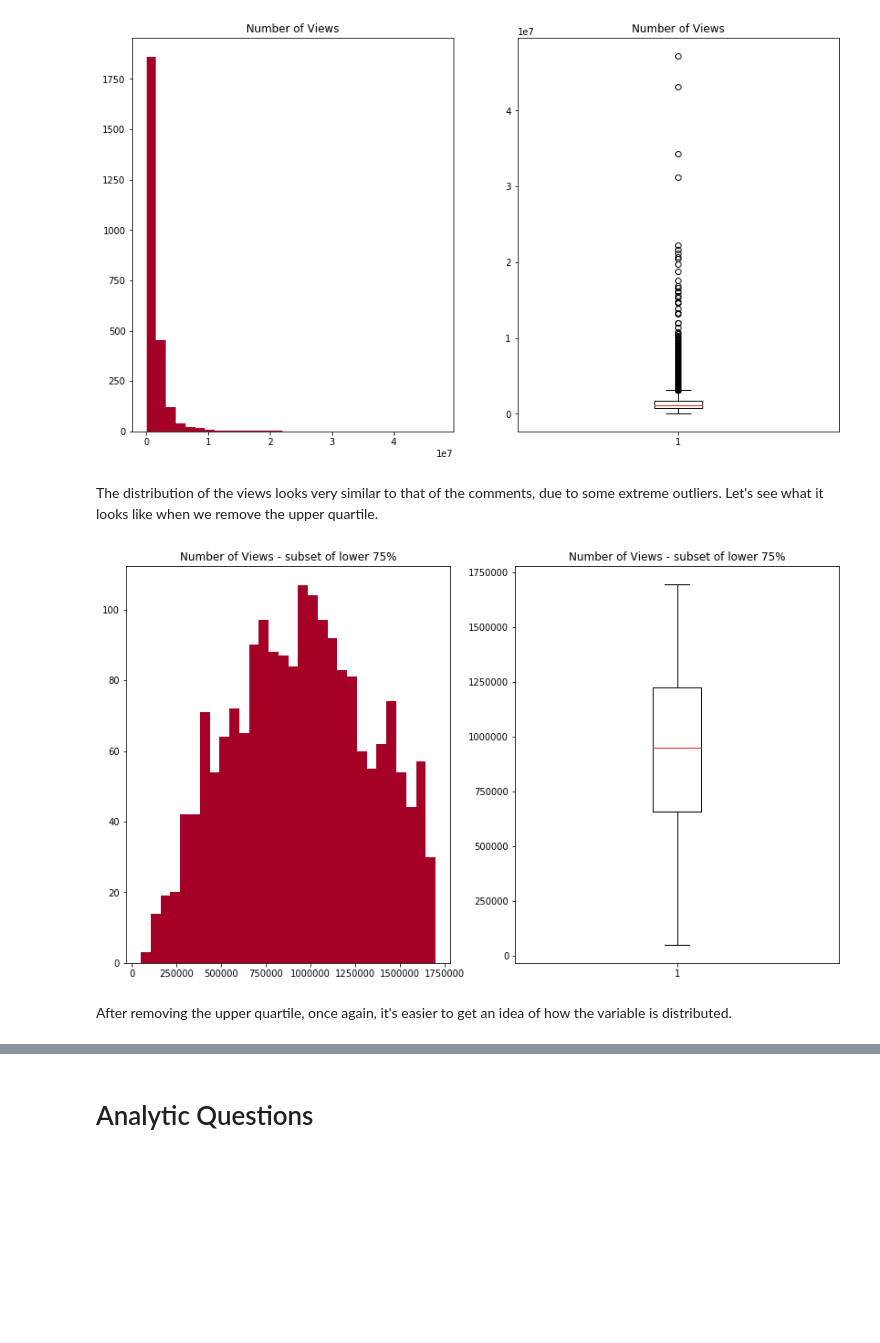
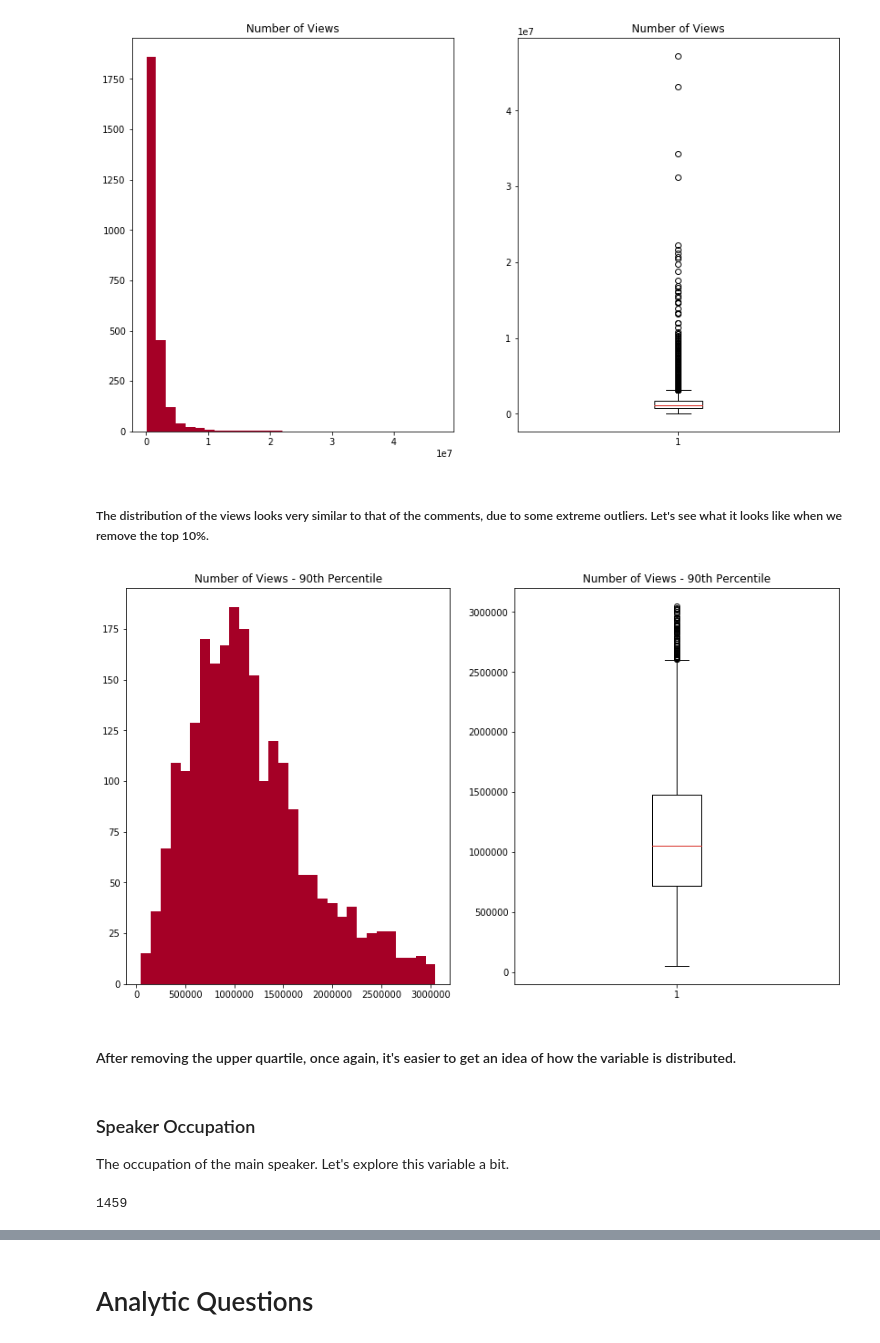
Before and after one commit to lilpricey/Thinkful, a Jupyter notebook: fundamentals/capstone report.ipynb, the cells around one changed output, grey strips where cells are left out. Saved outputs shown, nothing was run; the diff lists cells and outputs as text; code cells hidden in the pictures; blank space fills up the shorter version.

```diff
--- a/fundamentals/capstone report.ipynb
+++ b/fundamentals/capstone report.ipynb
@@ -167,20 +171,28 @@ plt.show()
 # %% [output]
 [figure]
 # %% [markdown]
-The distribution of the views looks very similar to that of the comments, due to some extreme outliers. Let's see what it looks like when we remove the upper quartile.
+##### The distribution of the views looks very similar to that of the comments, due to some extreme outliers. Let's see what it looks like when we remove the top 10%.
 # %%
 plt.figure(figsize=(14,8))
 
 plt.subplot(1, 2, 1)
-plt.hist(ted['views'][ted['views'] < 1.700760e+06], bins=30)
-plt.title('Number of Views - subset of lower 75%')
+plt.hist(ted['views'][ted['views'] < ted['views'].quantile(0.9)], bins=30)
+plt.title('Number of Views - 90th Percentile')
 
 plt.subplot(1, 2, 2)
-plt.boxplot(ted['views'][ted['views'] < 1.700760e+06].reset_index(drop=True))
-plt.title('Number of Views - subset of lower 75%')
+plt.boxplot(ted['views'][ted['views'] < ted['views'].quantile(0.9)].reset_index(drop=True))
+plt.title('Number of Views - 90th Percentile')
 
 plt.show()
 # %% [output]
-[figure, old version]
+[figure, new version]
 # %% [markdown]
-After removing the upper quartile, once again, it's easier to get an idea of how the variable is distributed.
+#### After removing the upper quartile, once again, it's easier to get an idea of how the variable is distributed.
+# %% [markdown]
+### Speaker Occupation
+
+The occupation of the main speaker. Let's explore this variable a bit.
+# %%
+len(ted['speaker_occupation'].unique())
+# %% [output]
+1459
```
Also changed, not shown: parts of 79 cells of this notebook.
